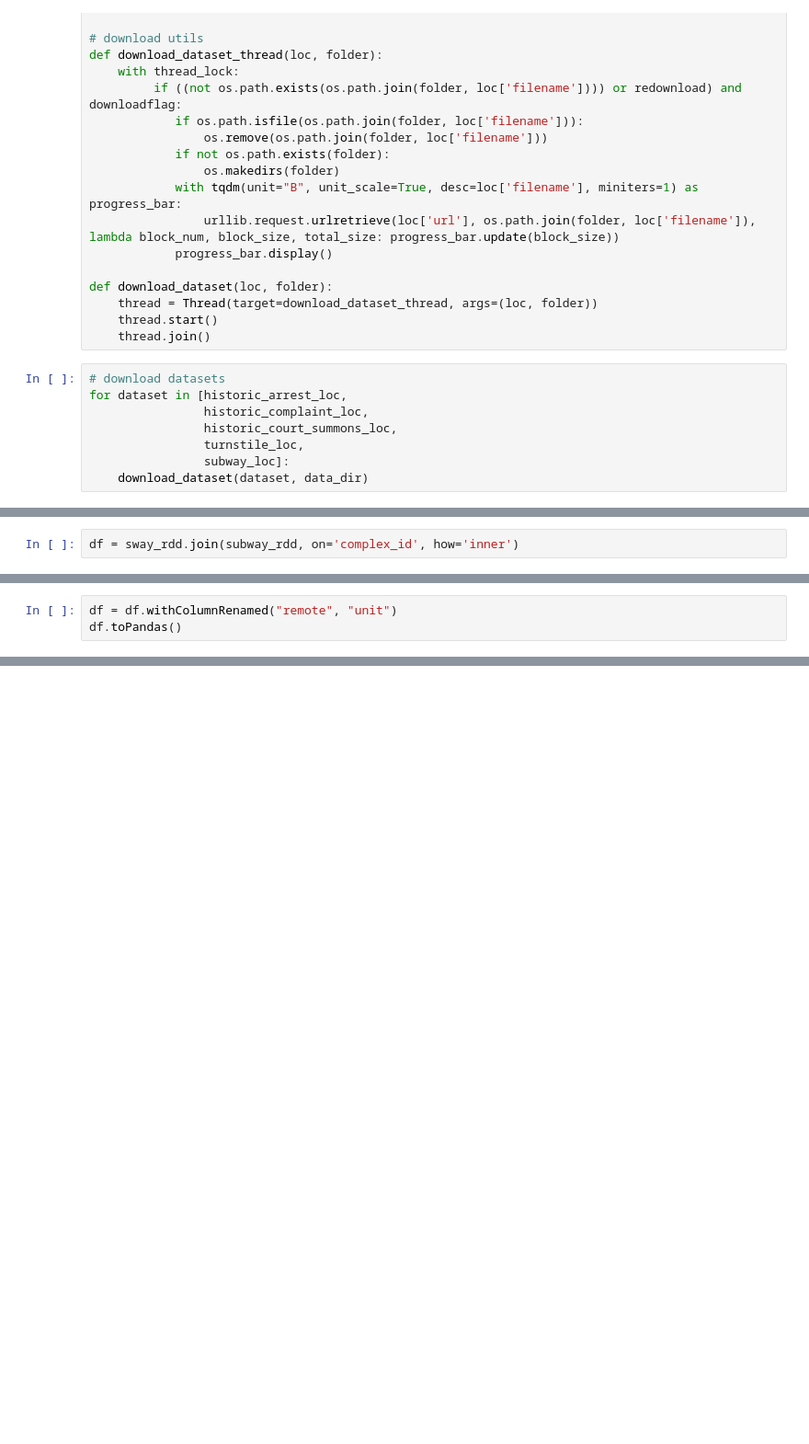
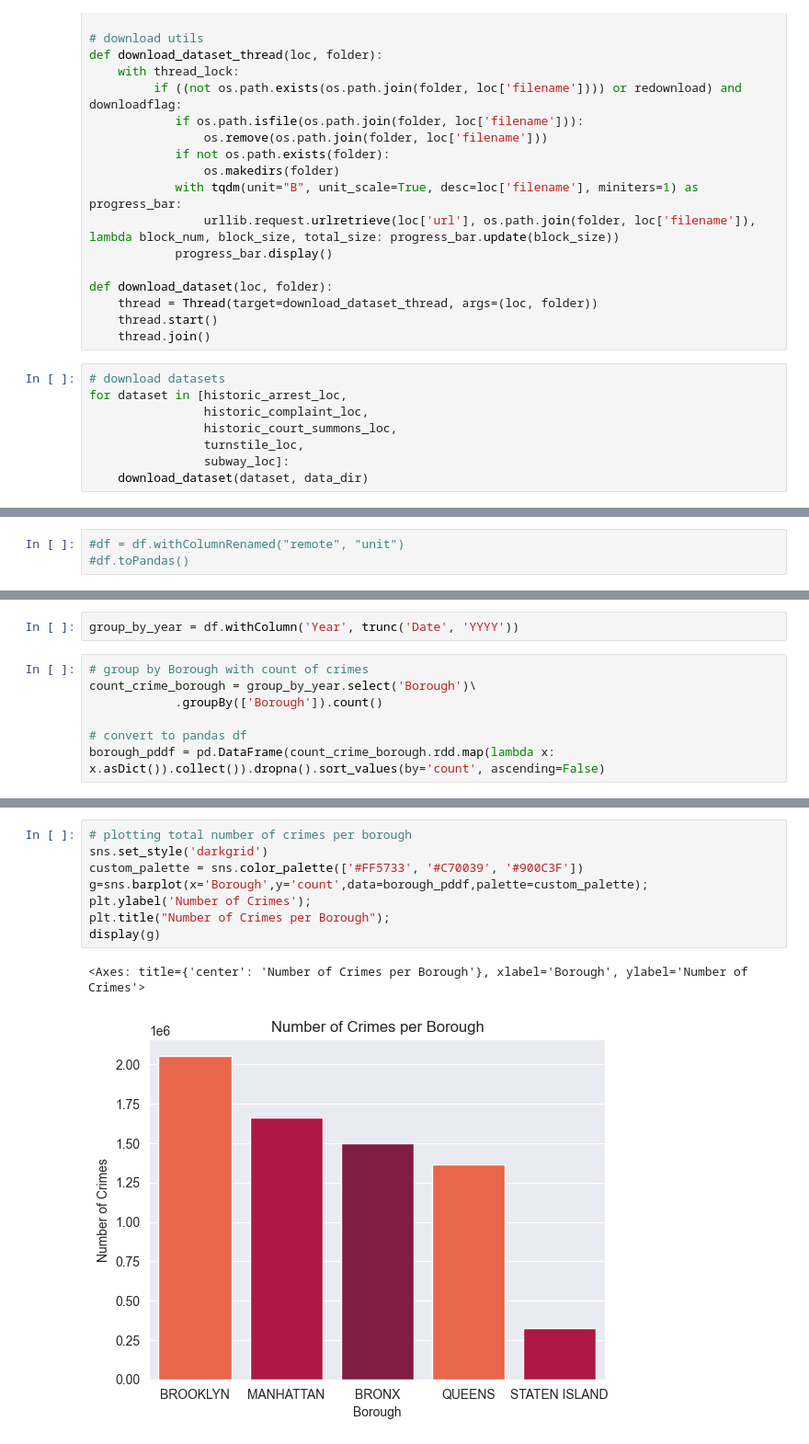
Before and after one commit to n-saurino/big-data-project, a Jupyter notebook: main.ipynb, the cells around one changed output, grey strips where cells are left out. Shown at 92% size. Saved outputs shown, nothing was run; the diff lists cells and outputs as text; blank space fills up the shorter version.

```diff
--- a/main.ipynb
+++ b/main.ipynb
@@ -176,2 +181 @@ only showing top 20 rows
 # %%
-df = sway_rdd.join(subway_rdd, on='complex_id', how='inner')
@@ -178,3 +190,3 @@ df = sway_rdd.join(subway_rdd, on='complex_id', how='inner')
 # %%
-df = df.withColumnRenamed("remote", "unit")
-df.toPandas()
+#df = df.withColumnRenamed("remote", "unit")
+#df.toPandas()
@@ -312,0 +276,9 @@ Py4JJavaError: An error occurred while calling z:org.apache.spark.api.python.Pyt
+# %%
+group_by_year = df.withColumn('Year', trunc('Date', 'YYYY'))
+# %%
+# group by Borough with count of crimes
+count_crime_borough = group_by_year.select('Borough')\
+            .groupBy(['Borough']).count()
+
+# convert to pandas df
+borough_pddf = pd.DataFrame(count_crime_borough.rdd.map(lambda x: x.asDict()).collect()).dropna().sort_values(by='count', ascending=False)
@@ -312,0 +297,11 @@ Py4JJavaError: An error occurred while calling z:org.apache.spark.api.python.Pyt
+# %%
+# plotting total number of crimes per borough
+sns.set_style('darkgrid')
+custom_palette = sns.color_palette(['#FF5733', '#C70039', '#900C3F'])
+g=sns.barplot(x='Borough',y='count',data=borough_pddf,palette=custom_palette);
+plt.ylabel('Number of Crimes');
+plt.title("Number of Crimes per Borough");
+display(g)
+# %% [output]
+<Axes: title={'center': 'Number of Crimes per Borough'}, xlabel='Borough', ylabel='Number of Crimes'>
+[figure, added]
```
Also changed, not shown: parts of 30 cells of this notebook, 4 other files.
